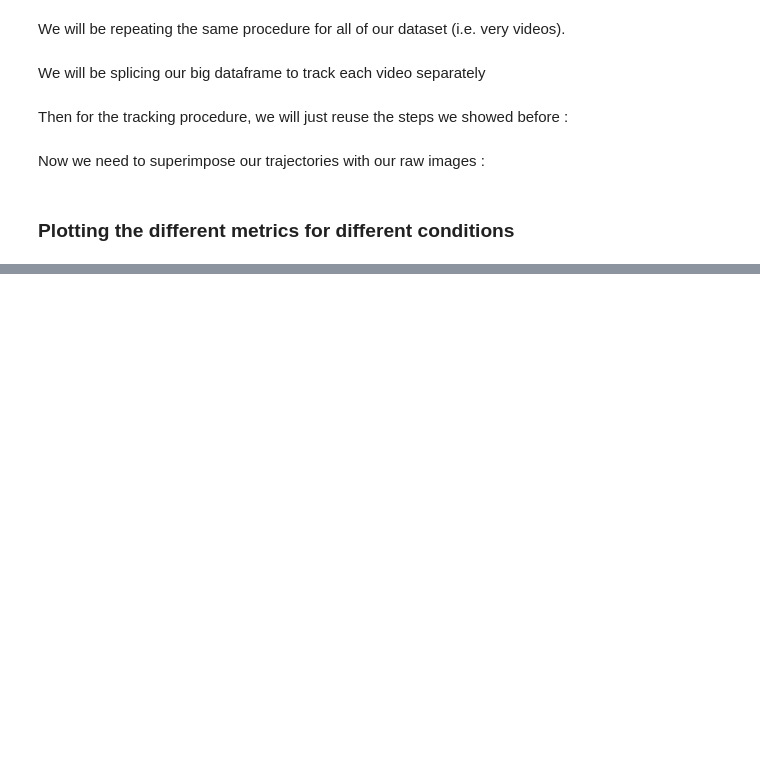
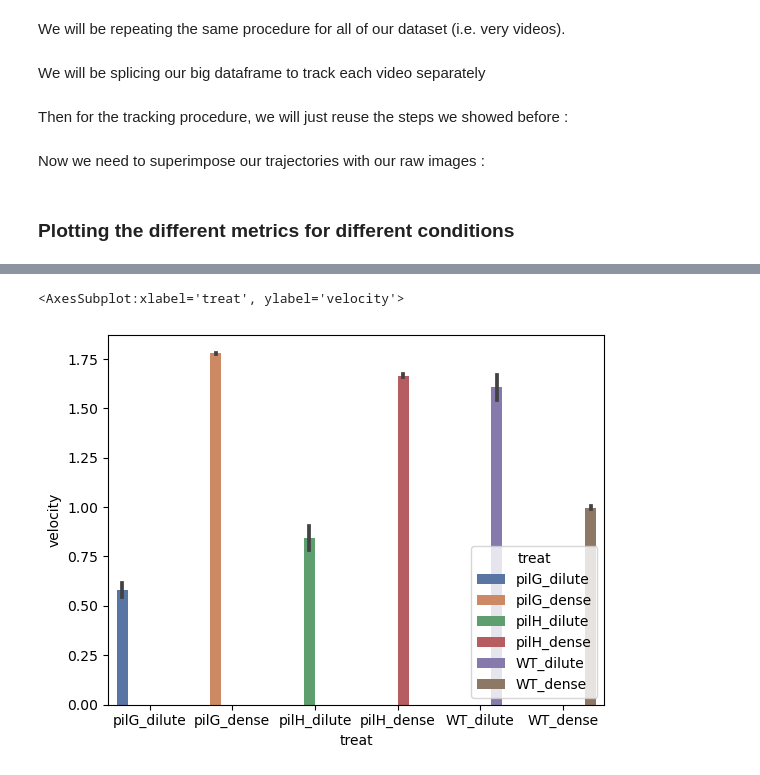
Before and after one commit to ClarissePierre/Mechanobiology-Group9, a Jupyter notebook: Tracking_final.ipynb, the cells around one changed output, grey strips where cells are left out. Drawn from its saved outputs; the diff is of its cells as text; code cells hidden in the pictures; blank space fills up the shorter version.

Commit message:
Adding graphs for linear and angular velocity

```diff
--- a/Tracking_final.ipynb
+++ b/Tracking_final.ipynb
@@ -383,3 +386,33 @@ for key in TrackingDict.keys() :
     table.to_csv(os.path.join(RESULT_DIR + f"\\{key}", f'{key}_metrics.csv'))
 # %% [markdown]
 ### Plotting the different metrics for different conditions
+# %%
+# Load data
+
+
+pilG_dense=pd.read_csv('Tracking_csv/pilG_dense_PC_metrics.csv')
+cond=['pilG_dense' for i in range (0,len(pilG_dense))]
+pilG_dense['treat']=cond
+
+pilG_dilute=pd.read_csv('Tracking_csv/pilG_dilute_PC_metrics.csv')
+cond=['pilG_dilute' for i in range (0,len(pilG_dilute))]
+pilG_dilute['treat']=cond
+
+pilH_dense=pd.read_csv('Tracking_csv/pilH_dense_PC_metrics.csv')
+cond=['pilH_dense' for i in range (0,len(pilH_dense))]
+pilH_dense['treat']=cond
+
+pilH_dilute=pd.read_csv('Tracking_csv/pilH_dilute_PC_metrics.csv')
+cond=['pilH_dilute' for i in range (0,len(pilH_dilute))]
+pilH_dilute['treat']=cond
+
+WT_dense=pd.read_csv('Tracking_csv/WT_dense_PC_metrics.csv')
+cond=['WT_dense' for i in range (0,len(WT_dense))]
+WT_dense['treat']=cond
+
+WT_dilute=pd.read_csv('Tracking_csv/WT_dilute_PC_metrics.csv')
+cond=['WT_dilute' for i in range (0,len(WT_dilute))]
+WT_dilute['treat']=cond
+# %%
+metrics=pd.concat([pilG_dilute, pilG_dense,pilH_dilute,pilH_dense,WT_dilute,WT_dense], axis=0)
+metrics.head()
@@ -386,4 +426,9 @@ for key in TrackingDict.keys() :
 # %%
 # Barplot for linear velocity
+
+sns.barplot(x='treat', y='velocity', hue='treat', palette="deep",data=metrics)
+# %% [output]
+<AxesSubplot:xlabel='treat', ylabel='velocity'>
+[figure, added]
 # %%
 # Barplot for angular velocity
```
Also changed, not shown: parts of 3 cells of this notebook.
